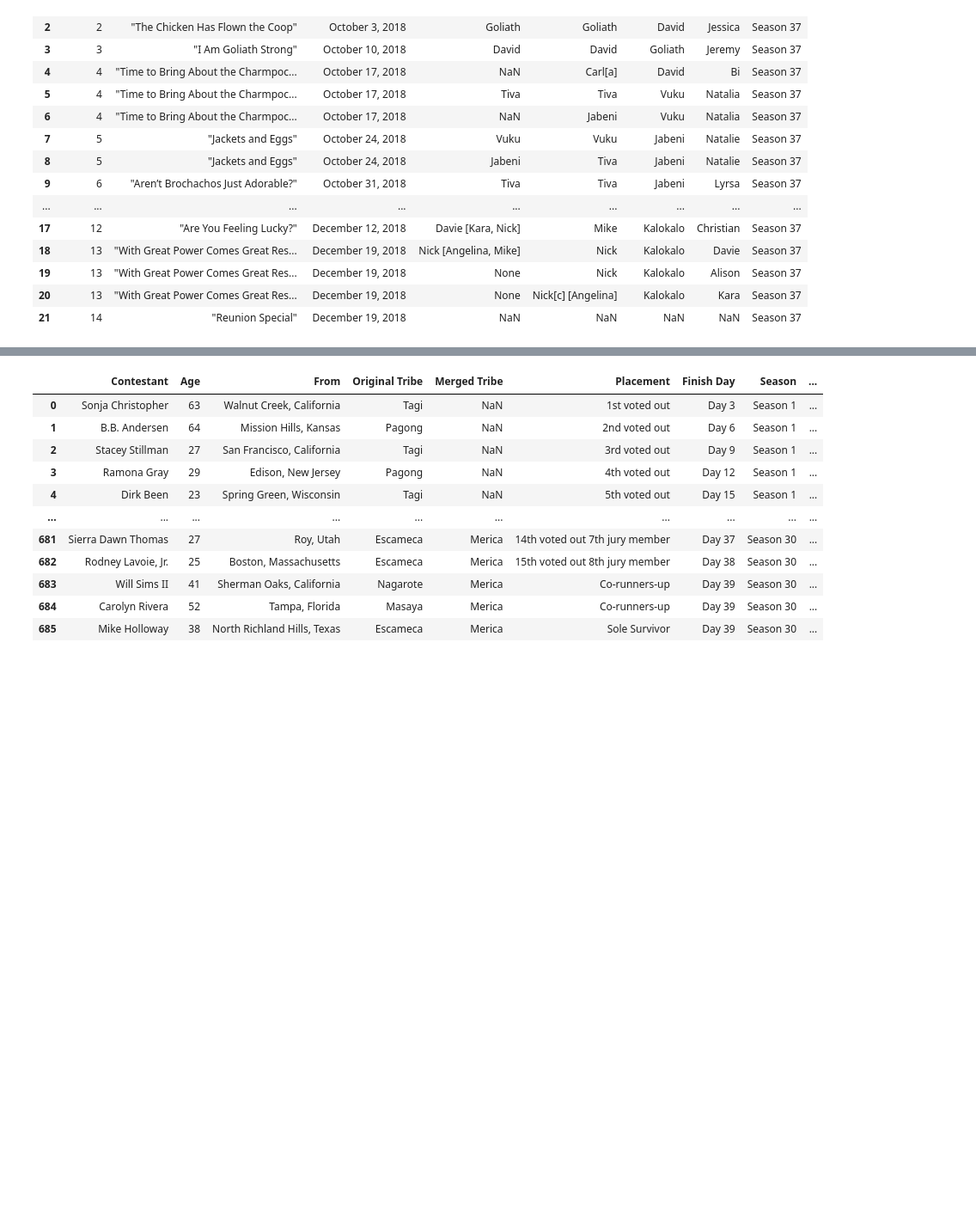
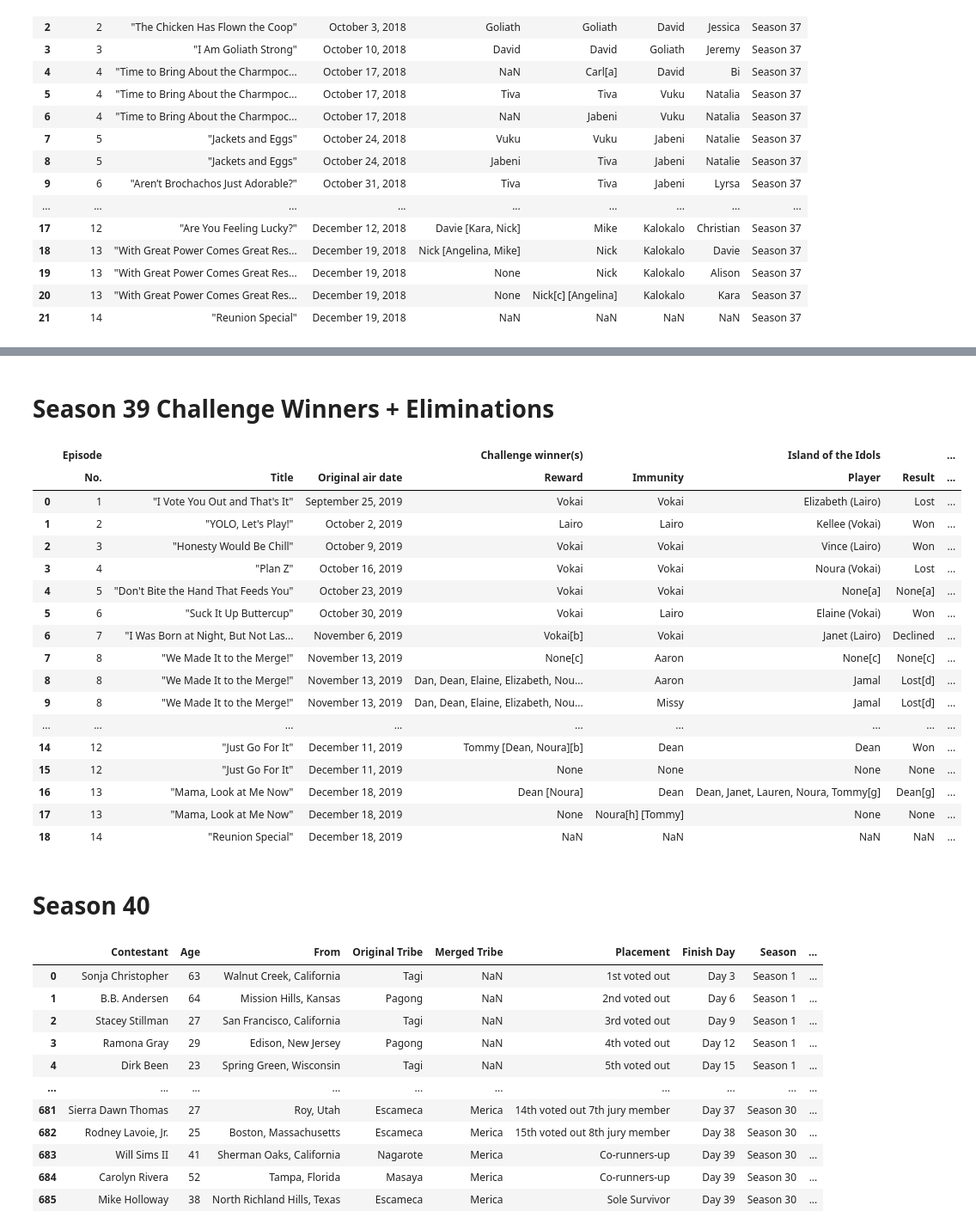
Before and after one commit to Erica-Exotica/DA8-capstone, a Jupyter notebook: notebook/CapstoneV2.ipynb, the cells around one changed output, grey strips where cells are left out. Shown at 86% size. Saved outputs shown, nothing was run; the diff lists cells and outputs as text; code cells hidden in the pictures; blank space fills up the shorter version.

```diff
--- a/notebook/CapstoneV2.ipynb
+++ b/notebook/CapstoneV2.ipynb
@@ -2319,0 +2406,30 @@ challenge_winners_eliminations37
+# %% [markdown]
+# Season 39 Challenge Winners + Eliminations
+# %%
+tables39 = soup39.find_all('table', attrs={'class': 'wikitable'})
+second_table39 = tables39[1]
+challenge_winners_eliminations39 = pd.read_html(str(second_table39))[0]
+challenge_winners_eliminations39['Season'] = 'Season 39'
+all_challenge_winners_eliminations.append(challenge_winners_eliminations39)
+challenge_winners_eliminations39
+# %% [output]
+|  | Episode |  |  | Challenge winner(s) |  | Island of the Idols |  | ... |
+|  | No. | Title | Original air date | Reward | Immunity | Player | Result | ... |
+| 0 | 1 | "I Vote You Out and That's It" | September 25, 2019 | Vokai | Vokai | Elizabeth (Lairo) | Lost | ... |
+| 1 | 2 | "YOLO, Let's Play!" | October 2, 2019 | Lairo | Lairo | Kellee (Vokai) | Won | ... |
+| 2 | 3 | "Honesty Would Be Chill" | October 9, 2019 | Vokai | Vokai | Vince (Lairo) | Won | ... |
+| 3 | 4 | "Plan Z" | October 16, 2019 | Vokai | Vokai | Noura (Vokai) | Lost | ... |
+| 4 | 5 | "Don't Bite the Hand That Feeds You" | October 23, 2019 | Vokai | Vokai | None[a] | None[a] | ... |
+| 5 | 6 | "Suck It Up Buttercup" | October 30, 2019 | Vokai | Lairo | Elaine (Vokai) | Won | ... |
+| 6 | 7 | "I Was Born at Night, But Not Las... | November 6, 2019 | Vokai[b] | Vokai | Janet (Lairo) | Declined | ... |
+| 7 | 8 | "We Made It to the Merge!" | November 13, 2019 | None[c] | Aaron | None[c] | None[c] | ... |
+| 8 | 8 | "We Made It to the Merge!" | November 13, 2019 | Dan, Dean, Elaine, Elizabeth, Nou... | Aaron | Jamal | Lost[d] | ... |
+| 9 | 8 | "We Made It to the Merge!" | November 13, 2019 | Dan, Dean, Elaine, Elizabeth, Nou... | Missy | Jamal | Lost[d] | ... |
+| ... | ... | ... | ... | ... | ... | ... | ... | ... |
+| 14 | 12 | "Just Go For It" | December 11, 2019 | Tommy [Dean, Noura][b] | Dean | Dean | Won | ... |
+| 15 | 12 | "Just Go For It" | December 11, 2019 | None | None | None | None | ... |
+| 16 | 13 | "Mama, Look at Me Now" | December 18, 2019 | Dean [Noura] | Dean | Dean, Janet, Lauren, Noura, Tommy[g] | Dean[g] | ... |
+| 17 | 13 | "Mama, Look at Me Now" | December 18, 2019 | None | Noura[h] [Tommy] | None | None | ... |
+| 18 | 14 | "Reunion Special" | December 18, 2019 | NaN | NaN | NaN | NaN | ... |
+# %% [markdown]
+# Season 40
```
Also changed, not shown: parts of 9 cells of this notebook.
